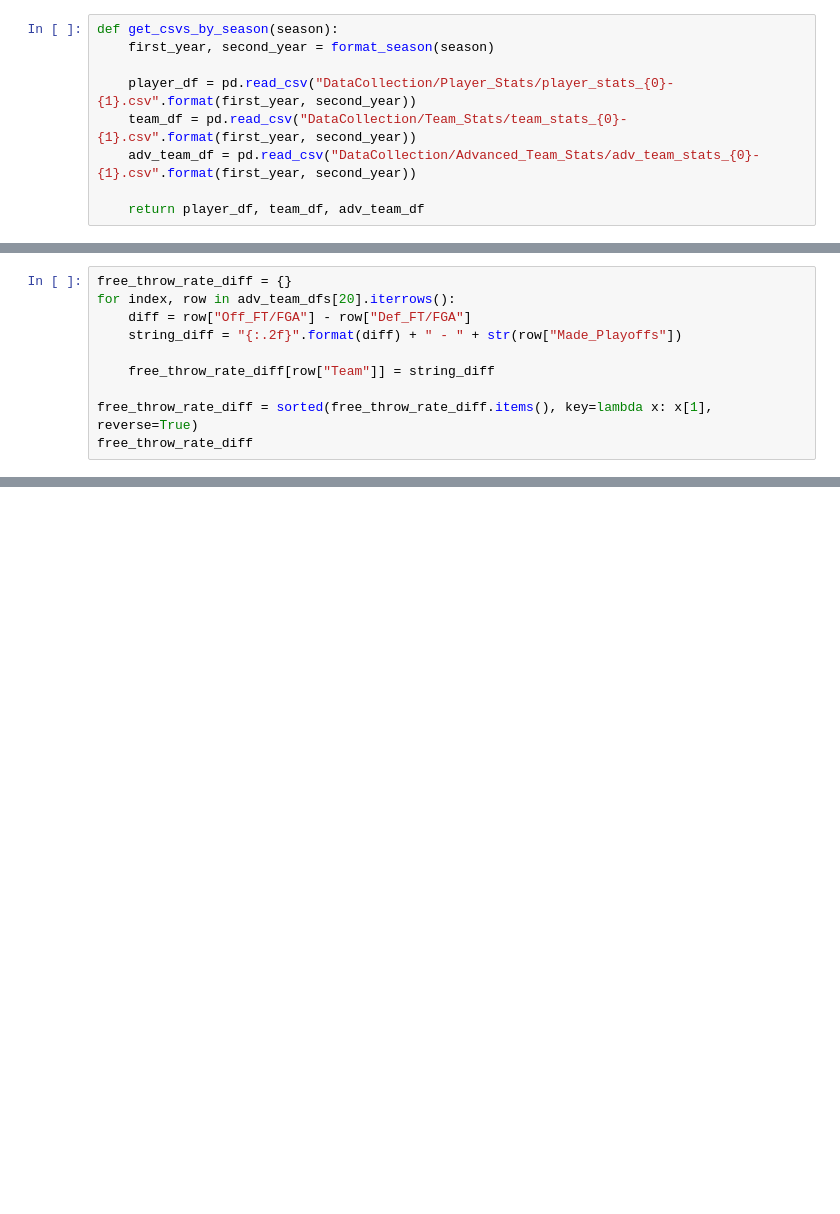
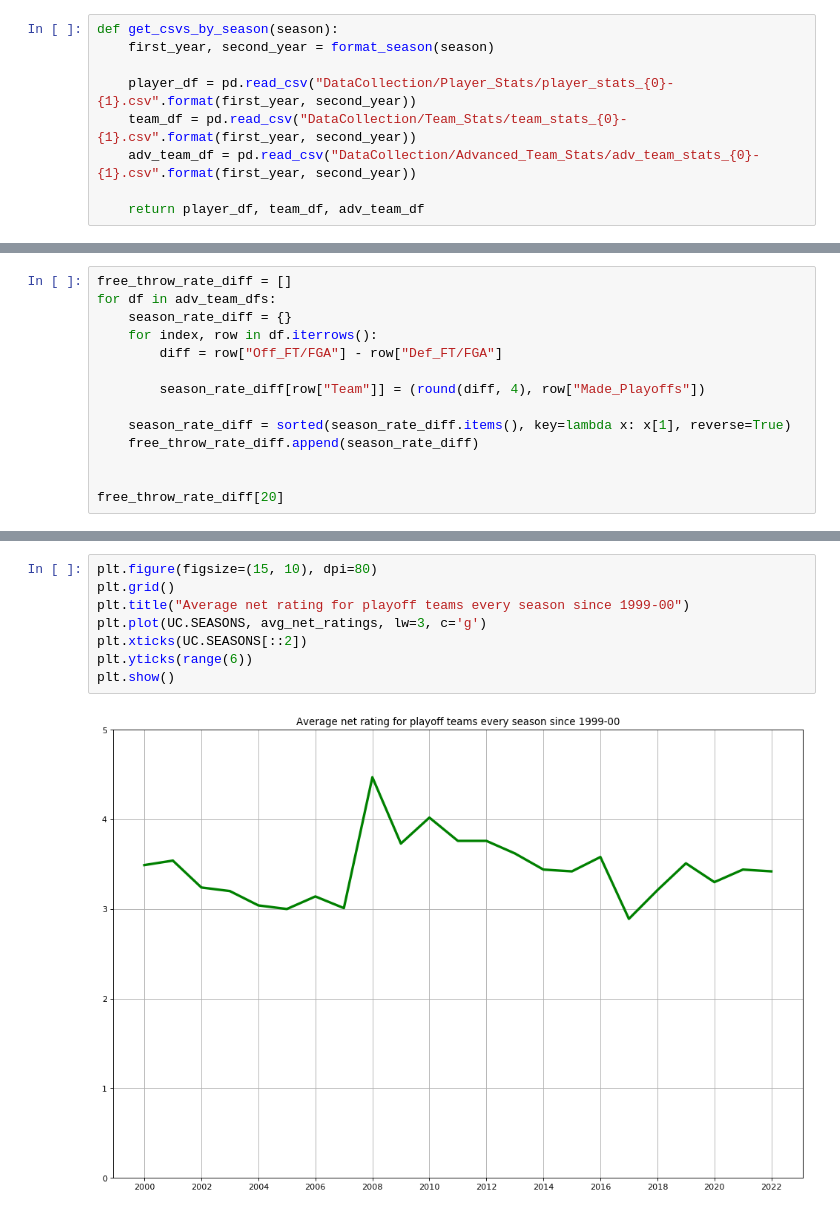
Before and after one commit to mibrahimfm/NBA-analysis, a Jupyter notebook: Net_Rating_Analysys.ipynb, the cells around one changed output, grey strips where cells are left out. Saved outputs shown, nothing was run; the diff lists cells and outputs as text; blank space fills up the shorter version.

```diff
--- a/Net_Rating_Analysys.ipynb
+++ b/Net_Rating_Analysys.ipynb
@@ -83,12 +72,16 @@ adv_team_dfs[20]
 30 rows × 28 columns
 # %%
-free_throw_rate_diff = {}
-for index, row in adv_team_dfs[20].iterrows():
-    diff = row["Off_FT/FGA"] - row["Def_FT/FGA"]
-    string_diff = "{:.2f}".format(diff) + " - " + str(row["Made_Playoffs"])
+free_throw_rate_diff = []
+for df in adv_team_dfs:
+    season_rate_diff = {}
+    for index, row in df.iterrows():
+        diff = row["Off_FT/FGA"] - row["Def_FT/FGA"]
 
-    free_throw_rate_diff[row["Team"]] = string_diff
+        season_rate_diff[row["Team"]] = (round(diff, 4), row["Made_Playoffs"])
 
-free_throw_rate_diff = sorted(free_throw_rate_diff.items(), key=lambda x: x[1], reverse=True)
-free_throw_rate_diff
+    season_rate_diff = sorted(season_rate_diff.items(), key=lambda x: x[1], reverse=True)
+    free_throw_rate_diff.append(season_rate_diff)
+
+
+free_throw_rate_diff[20]
 # %% [output]
@@ -191,3 +176,13 @@ print(avg_net_ratings)
+# %%
+plt.figure(figsize=(15, 10), dpi=80)
+plt.grid()
+plt.title("Average net rating for playoff teams every season since 1999-00")
+plt.plot(UC.SEASONS, avg_net_ratings, lw=3, c='g')
+plt.xticks(UC.SEASONS[::2])
+plt.yticks(range(6))
+plt.show()
+# %% [output]
+[figure, added]
 # %%
 #Calculate percentage of teams with above x below average rating that make the playoffs
 
```
Also changed, not shown: parts of 35 cells of this notebook, 1 other file.
